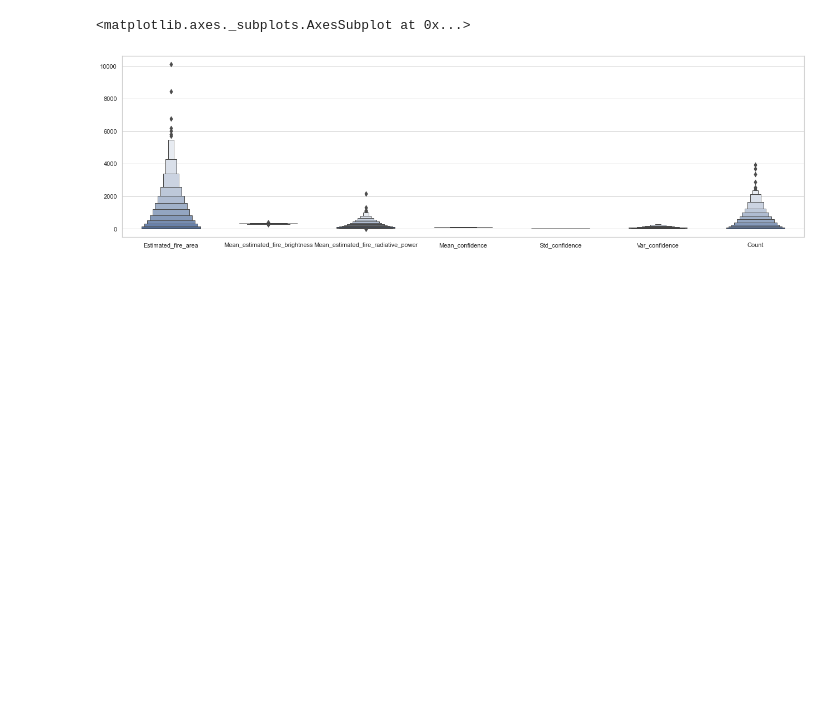
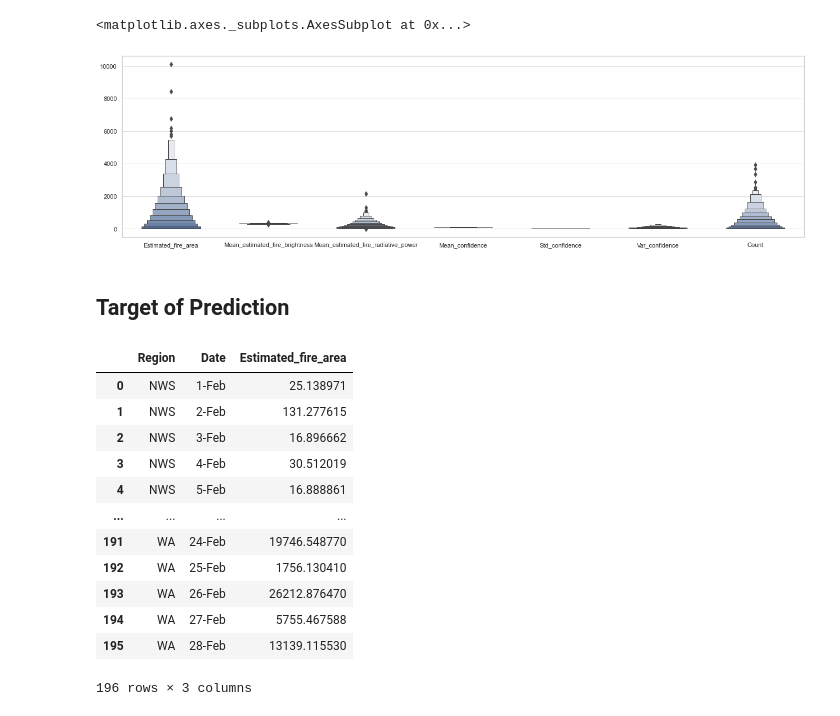
Before and after one commit to ccomkhj/Spot-Challenge-Wildfires, a Jupyter notebook: main/data_process.ipynb, the cells around one changed output. Drawn from its saved outputs; the diff is of its cells as text; code cells hidden in the pictures; blank space fills up the shorter version.

```diff
--- a/main/data_process.ipynb
+++ b/main/data_process.ipynb
@@ -402,3 +452,22 @@ sns.boxenplot(color="b", order=list(H_Wildfires.columns[H_Wildfires.dtypes != ob
 # %% [output]
 <matplotlib.axes._subplots.AxesSubplot at 0x...>
 [figure]
+# %% [markdown]
+## Target of Prediction
+# %%
+Sample = pd.read_csv(r'..\data\submission-example.csv')
+Sample
+# %% [output]
+|  | Region | Date | Estimated_fire_area |
+| 0 | NWS | 1-Feb | 25.138971 |
+| 1 | NWS | 2-Feb | 131.277615 |
+| 2 | NWS | 3-Feb | 16.896662 |
+| 3 | NWS | 4-Feb | 30.512019 |
+| 4 | NWS | 5-Feb | 16.888861 |
+| ... | ... | ... | ... |
+| 191 | WA | 24-Feb | 19746.548770 |
+| 192 | WA | 25-Feb | 1756.130410 |
+| 193 | WA | 26-Feb | 26212.876470 |
+| 194 | WA | 27-Feb | 5755.467588 |
+| 195 | WA | 28-Feb | 13139.115530 |
+196 rows × 3 columns
```
Also changed, not shown: parts of 12 cells of this notebook.
